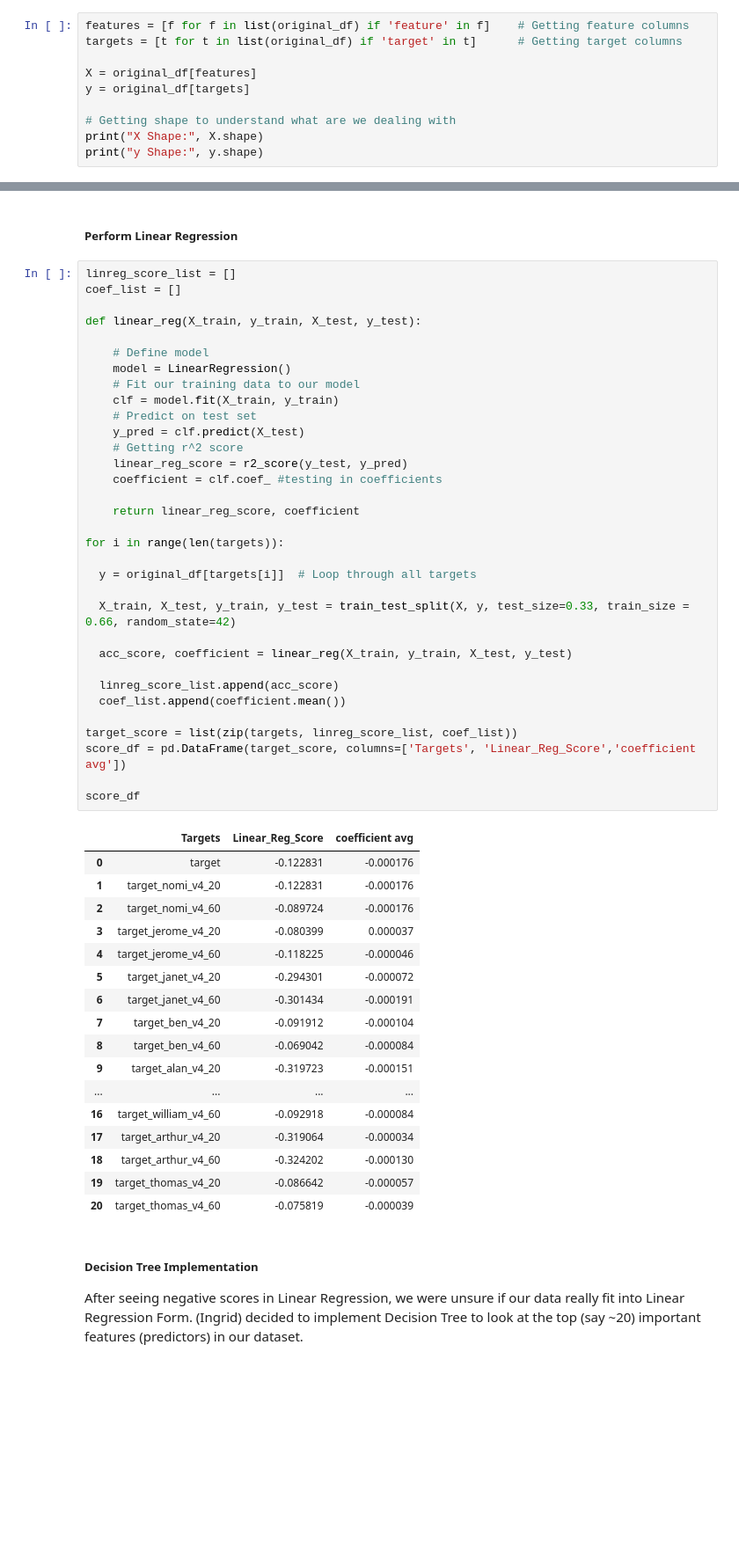
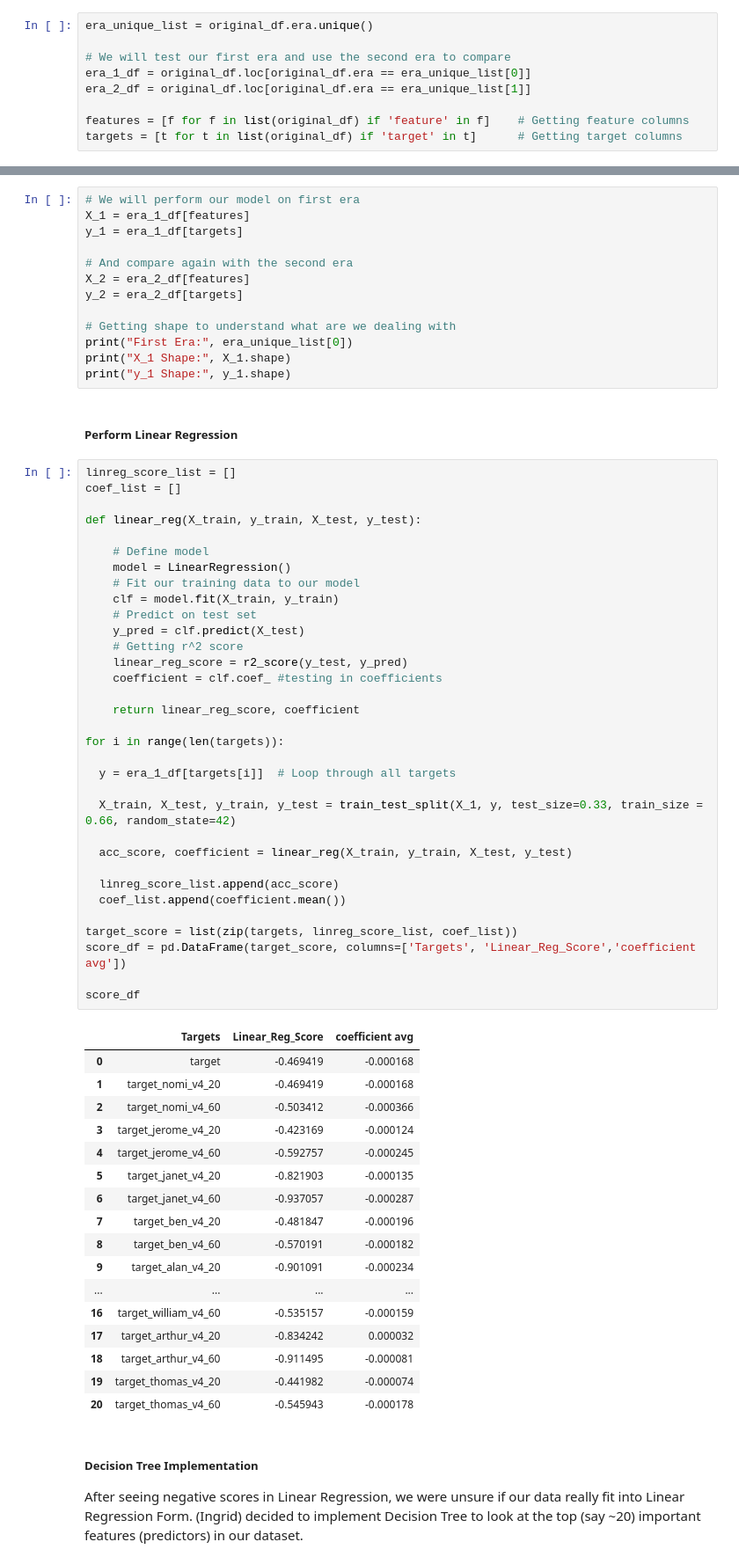
Before and after one commit to COGS118A/Group038-Sp22, a Jupyter notebook: Checkpoint_group038.ipynb, the cells around one changed output, grey strips where cells are left out. Shown: that part at 88% size. Cells and saved outputs as stored; diff of their text form; blank space fills up the shorter version.

```diff
--- a/Checkpoint_group038.ipynb
+++ b/Checkpoint_group038.ipynb
@@ -149,13 +149,12 @@ Null Items in Data Set (Now): 0
 ##### Data Visualization
 We'll explore our data first by visualizing what is happening in our dataset right now.
 # %%
+era_unique_list = original_df.era.unique()
+
+# We will test our first era and use the second era to compare
+era_1_df = original_df.loc[original_df.era == era_unique_list[0]]
+era_2_df = original_df.loc[original_df.era == era_unique_list[1]]
+
 features = [f for f in list(original_df) if 'feature' in f]    # Getting feature columns
 targets = [t for t in list(original_df) if 'target' in t]      # Getting target columns
-
-X = original_df[features]
-y = original_df[targets]
-
-# Getting shape to understand what are we dealing with
-print("X Shape:", X.shape)
-print("y Shape:", y.shape)
 # %% [output]
@@ -228,4 +229,17 @@ target_nomi_v4_20
 Name: target_thomas_v4_60, dtype: int64
+# %%
+# We will perform our model on first era
+X_1 = era_1_df[features]
+y_1 = era_1_df[targets]
+
+# And compare again with the second era
+X_2 = era_2_df[features]
+y_2 = era_2_df[targets]
+
+# Getting shape to understand what are we dealing with
+print("First Era:", era_unique_list[0])
+print("X_1 Shape:", X_1.shape)
+print("y_1 Shape:", y_1.shape)
 # %% [markdown]
 ##### Perform Linear Regression
 # %%
@@ -234,51 +248,51 @@ coef_list = []
 
 def linear_reg(X_train, y_train, X_test, y_test):
 
     # Define model
     model = LinearRegression()
     # Fit our training data to our model
     clf = model.fit(X_train, y_train)
     # Predict on test set
     y_pred = clf.predict(X_test)
     # Getting r^2 score
     linear_reg_score = r2_score(y_test, y_pred)
     coefficient = clf.coef_ #testing in coefficients
 
     return linear_reg_score, coefficient
 
 for i in range(len(targets)):
 
-  y = original_df[targets[i]]  # Loop through all targets
+  y = era_1_df[targets[i]]  # Loop through all targets
 
-  X_train, X_test, y_train, y_test = train_test_split(X, y, test_size=0.33, train_size = 0.66, random_state=42)
+  X_train, X_test, y_train, y_test = train_test_split(X_1, y, test_size=0.33, train_size = 0.66, random_state=42)
 
   acc_score, coefficient = linear_reg(X_train, y_train, X_test, y_test)
 
   linreg_score_list.append(acc_score)
   coef_list.append(coefficient.mean())
 
 target_score = list(zip(targets, linreg_score_list, coef_list))
 score_df = pd.DataFrame(target_score, columns=['Targets', 'Linear_Reg_Score','coefficient avg'])
 
 score_df
 # %% [output]
 |  | Targets | Linear_Reg_Score | coefficient avg |
-| 0 | target | -0.122831 | -0.000176 |
-| 1 | target_nomi_v4_20 | -0.122831 | -0.000176 |
-| 2 | target_nomi_v4_60 | -0.089724 | -0.000176 |
-| 3 | target_jerome_v4_20 | -0.080399 | 0.000037 |
-| 4 | target_jerome_v4_60 | -0.118225 | -0.000046 |
-| 5 | target_janet_v4_20 | -0.294301 | -0.000072 |
-| 6 | target_janet_v4_60 | -0.301434 | -0.000191 |
-| 7 | target_ben_v4_20 | -0.091912 | -0.000104 |
-| 8 | target_ben_v4_60 | -0.069042 | -0.000084 |
-| 9 | target_alan_v4_20 | -0.319723 | -0.000151 |
+| 0 | target | -0.469419 | -0.000168 |
+| 1 | target_nomi_v4_20 | -0.469419 | -0.000168 |
+| 2 | target_nomi_v4_60 | -0.503412 | -0.000366 |
+| 3 | target_jerome_v4_20 | -0.423169 | -0.000124 |
+| 4 | target_jerome_v4_60 | -0.592757 | -0.000245 |
+| 5 | target_janet_v4_20 | -0.821903 | -0.000135 |
+| 6 | target_janet_v4_60 | -0.937057 | -0.000287 |
+| 7 | target_ben_v4_20 | -0.481847 | -0.000196 |
+| 8 | target_ben_v4_60 | -0.570191 | -0.000182 |
+| 9 | target_alan_v4_20 | -0.901091 | -0.000234 |
 | ... | ... | ... | ... |
-| 16 | target_william_v4_60 | -0.092918 | -0.000084 |
-| 17 | target_arthur_v4_20 | -0.319064 | -0.000034 |
-| 18 | target_arthur_v4_60 | -0.324202 | -0.000130 |
-| 19 | target_thomas_v4_20 | -0.086642 | -0.000057 |
-| 20 | target_thomas_v4_60 | -0.075819 | -0.000039 |
+| 16 | target_william_v4_60 | -0.535157 | -0.000159 |
+| 17 | target_arthur_v4_20 | -0.834242 | 0.000032 |
+| 18 | target_arthur_v4_60 | -0.911495 | -0.000081 |
+| 19 | target_thomas_v4_20 | -0.441982 | -0.000074 |
+| 20 | target_thomas_v4_60 | -0.545943 | -0.000178 |
 # %% [markdown]
 ##### Decision Tree Implementation
 After seeing negative scores in Linear Regression, we were unsure if our data really fit  into Linear Regression Form. (Ingrid) decided to implement Decision Tree to look at the top (say ~20) important features (predictors) in our dataset.
```
Also changed, not shown: parts of 7 cells of this notebook.
